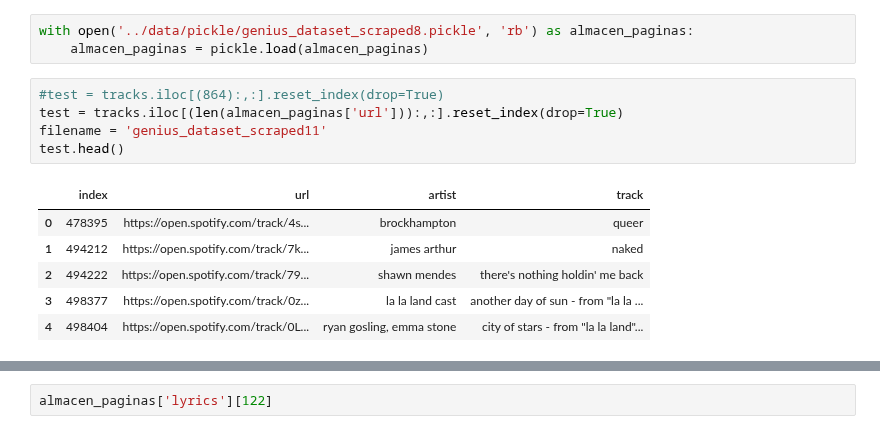
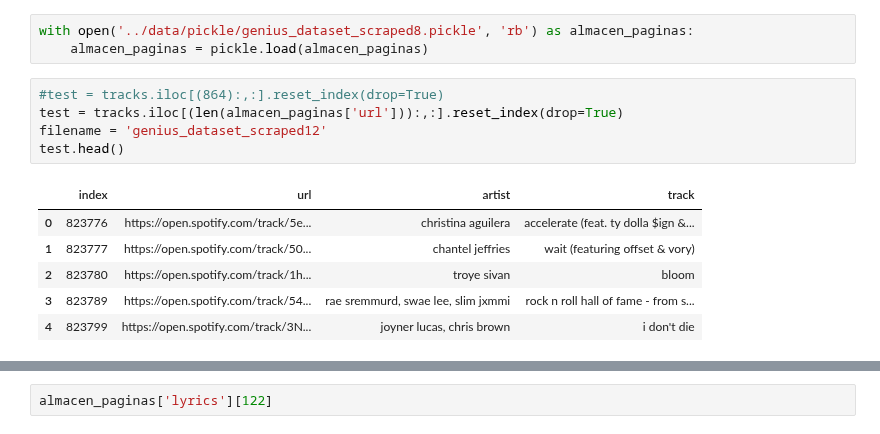
Before and after one commit to annassanchez/ETL_project, a Jupyter notebook: notebooks/4-scraping_genius.ipynb, the cells around one changed output, grey strips where cells are left out. Drawn from its saved outputs; the diff is of its cells as text.

Commit message:
another scrapping round

```diff
--- a/notebooks/4-scraping_genius.ipynb
+++ b/notebooks/4-scraping_genius.ipynb
@@ -289,15 +289,15 @@ with open('../data/pickle/genius_dataset_scraped8.pickle', 'rb') as almacen_pagi
 # %%
 #test = tracks.iloc[(864):,:].reset_index(drop=True)
 test = tracks.iloc[(len(almacen_paginas['url'])):,:].reset_index(drop=True)
-filename = 'genius_dataset_scraped11'
+filename = 'genius_dataset_scraped12'
 test.head()
 # %% [output]
 |  | index | url | artist | track |
-| 0 | 478395 | https://open.spotify.com/track/4s... | brockhampton | queer |
-| 1 | 494212 | https://open.spotify.com/track/7k... | james arthur | naked |
-| 2 | 494222 | https://open.spotify.com/track/79... | shawn mendes | there's nothing holdin' me back |
-| 3 | 498377 | https://open.spotify.com/track/0z... | la la land cast | another day of sun - from "la la ... |
-| 4 | 498404 | https://open.spotify.com/track/0L... | ryan gosling, emma stone | city of stars - from "la la land"... |
+| 0 | 823776 | https://open.spotify.com/track/5e... | christina aguilera | accelerate (feat. ty dolla $ign &... |
+| 1 | 823777 | https://open.spotify.com/track/50... | chantel jeffries | wait (featuring offset & vory) |
+| 2 | 823780 | https://open.spotify.com/track/1h... | troye sivan | bloom |
+| 3 | 823789 | https://open.spotify.com/track/54... | rae sremmurd, swae lee, slim jxmmi | rock n roll hall of fame - from s... |
+| 4 | 823799 | https://open.spotify.com/track/3N... | joyner lucas, chris brown | i don't die |
 # %%
 #almacen_paginas['pagina'].append(np.nan)
 #almacen_paginas['lyrics'].append(np.nan)
```
Also changed, not shown: parts of 2 cells of this notebook, 2 other files.
